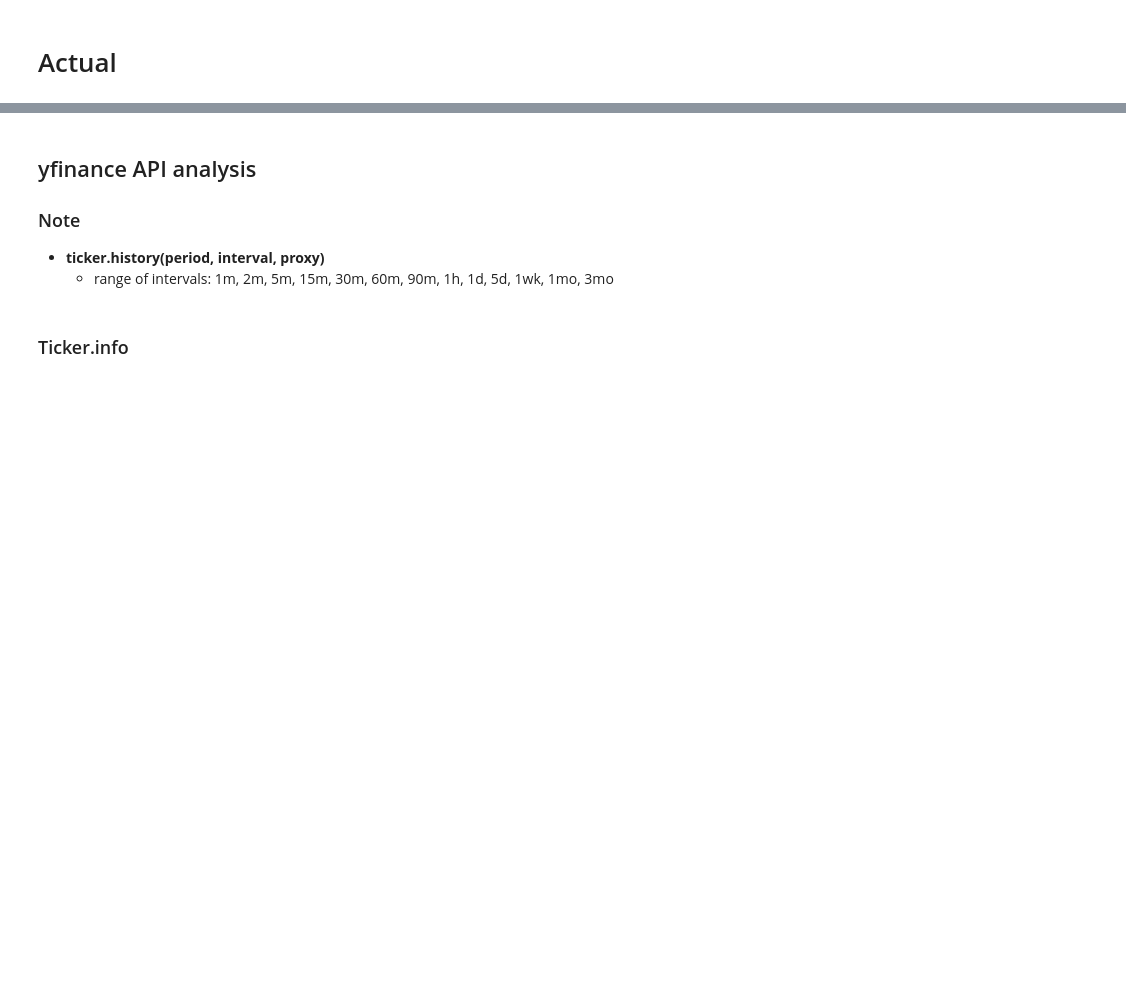
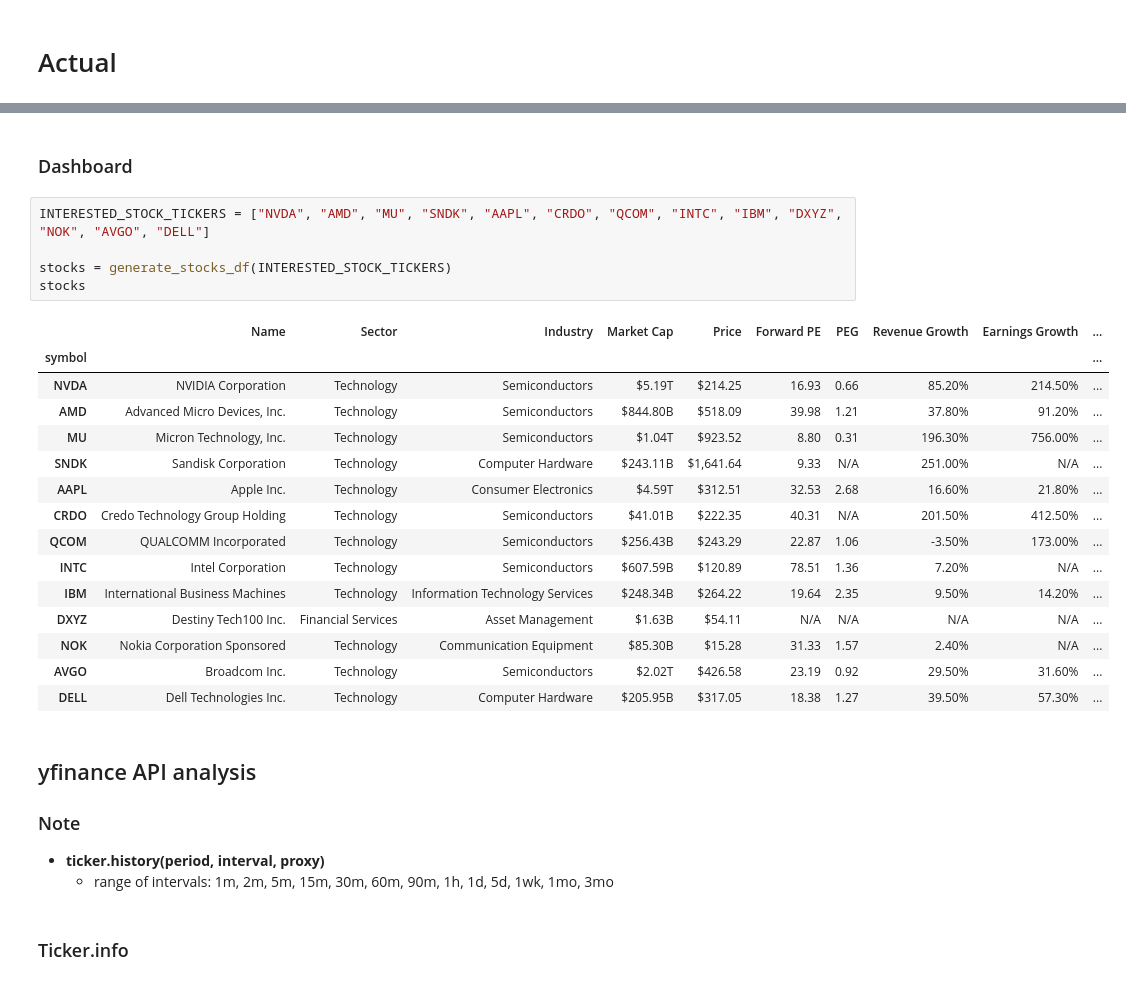
Before and after one commit to LazySiru/finance, a Jupyter notebook: src/yfinance_API_analysis.ipynb, the cells around one changed output, grey strips where cells are left out. Drawn from its saved outputs; the diff is of its cells as text; blank space fills up the shorter version.

```diff
--- a/src/yfinance_API_analysis.ipynb
+++ b/src/yfinance_API_analysis.ipynb
@@ -244,3 +466,26 @@ stocks
+# %% [markdown]
+### Dashboard
+# %%
+INTERESTED_STOCK_TICKERS = ["NVDA", "AMD", "MU", "SNDK", "AAPL", "CRDO", "QCOM", "INTC", "IBM", "DXYZ", "NOK", "AVGO", "DELL"]
+
+stocks = generate_stocks_df(INTERESTED_STOCK_TICKERS)
+stocks
+# %% [output]
+|  | Name | Sector | Industry | Market Cap | Price | Forward PE | PEG | Revenue Growth | Earnings Growth | ... |
+| symbol |  |  |  |  |  |  |  |  |  | ... |
+| NVDA | NVIDIA Corporation | Technology | Semiconductors | $5.19T | $214.25 | 16.93 | 0.66 | 85.20% | 214.50% | ... |
+| AMD | Advanced Micro Devices, Inc. | Technology | Semiconductors | $844.80B | $518.09 | 39.98 | 1.21 | 37.80% | 91.20% | ... |
+| MU | Micron Technology, Inc. | Technology | Semiconductors | $1.04T | $923.52 | 8.80 | 0.31 | 196.30% | 756.00% | ... |
+| SNDK | Sandisk Corporation | Technology | Computer Hardware | $243.11B | $1,641.64 | 9.33 | N/A | 251.00% | N/A | ... |
+| AAPL | Apple Inc. | Technology | Consumer Electronics | $4.59T | $312.51 | 32.53 | 2.68 | 16.60% | 21.80% | ... |
+| CRDO | Credo Technology Group Holding | Technology | Semiconductors | $41.01B | $222.35 | 40.31 | N/A | 201.50% | 412.50% | ... |
+| QCOM | QUALCOMM Incorporated | Technology | Semiconductors | $256.43B | $243.29 | 22.87 | 1.06 | -3.50% | 173.00% | ... |
+| INTC | Intel Corporation | Technology | Semiconductors | $607.59B | $120.89 | 78.51 | 1.36 | 7.20% | N/A | ... |
+| IBM | International Business Machines | Technology | Information Technology Services | $248.34B | $264.22 | 19.64 | 2.35 | 9.50% | 14.20% | ... |
+| DXYZ | Destiny Tech100 Inc. | Financial Services | Asset Management | $1.63B | $54.11 | N/A | N/A | N/A | N/A | ... |
+| NOK | Nokia Corporation Sponsored | Technology | Communication Equipment | $85.30B | $15.28 | 31.33 | 1.57 | 2.40% | N/A | ... |
+| AVGO | Broadcom Inc. | Technology | Semiconductors | $2.02T | $426.58 | 23.19 | 0.92 | 29.50% | 31.60% | ... |
+| DELL | Dell Technologies Inc. | Technology | Computer Hardware | $205.95B | $317.05 | 18.38 | 1.27 | 39.50% | 57.30% | ... |
 # %% [markdown]
 ## yfinance API analysis
 
```
Also changed, not shown: parts of 13 cells of this notebook.
